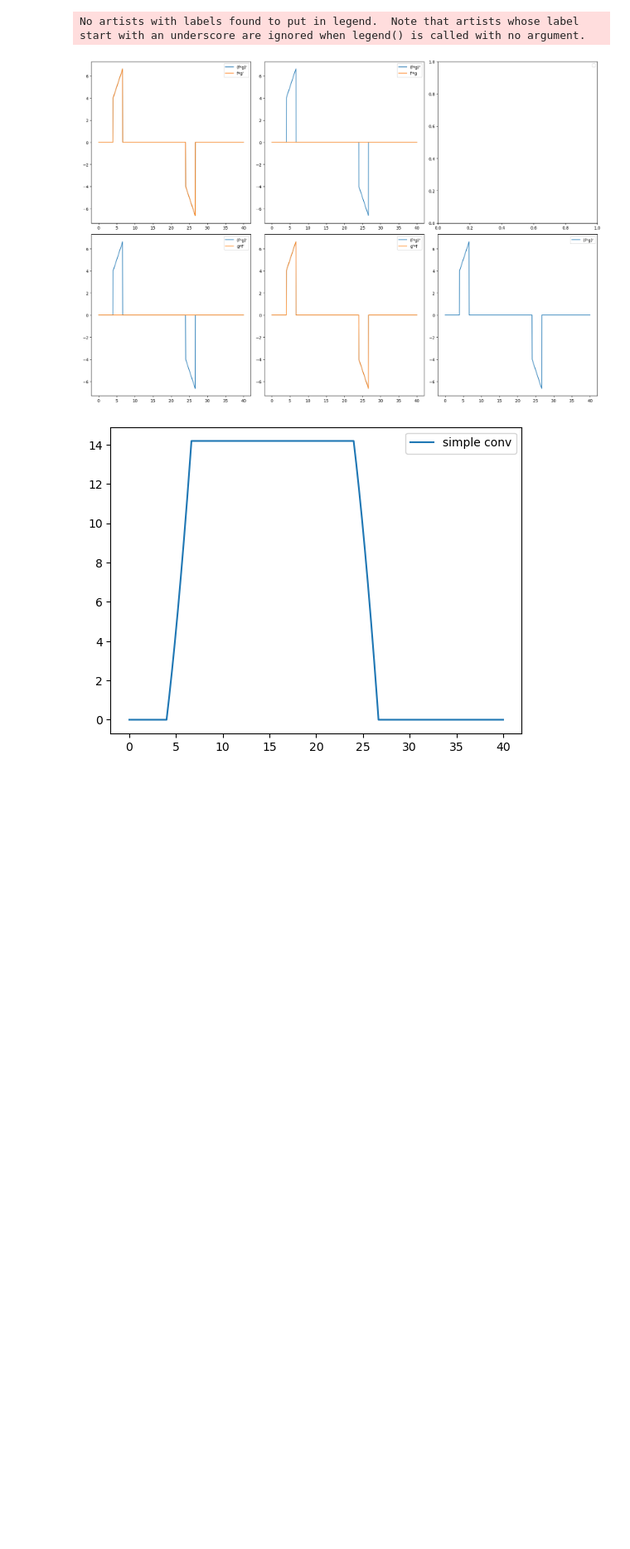
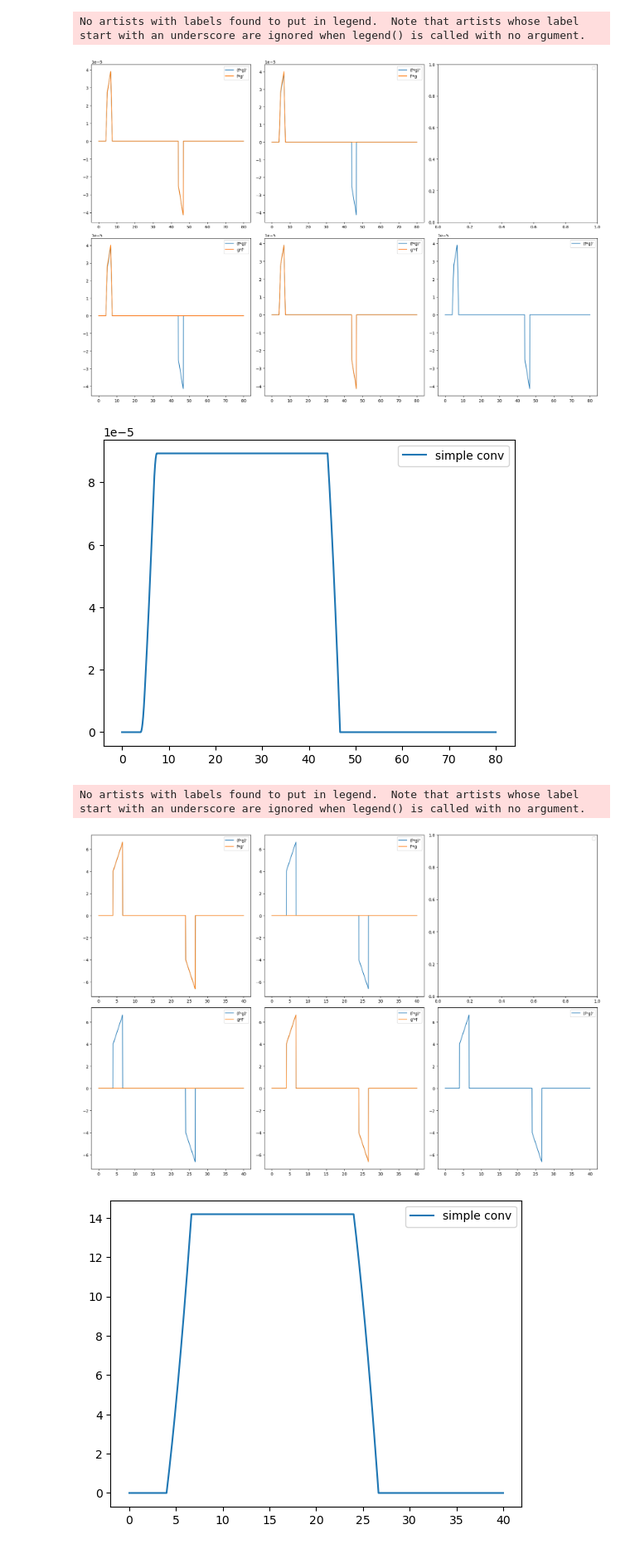
Before and after one commit to SKvr-46/Wavenumber_Spectrum, a Jupyter notebook: Convolution.ipynb, the cells around one changed output. Shown at 83% size. Saved outputs shown, nothing was run; the diff lists cells and outputs as text; code cells hidden in the pictures; blank space fills up the shorter version.

```diff
--- a/Convolution.ipynb
+++ b/Convolution.ipynb
@@ -1,3 +1,78 @@
+# %%
+import numpy as np
+from scipy import signal
+import matplotlib.pyplot as plt
+
+r = 20
+alpha = 5
+beta = 3
+
+# Analytical functions
+def f(x):
+    result = np.zeros_like(t)
+    mask1 = (0 <= t) & (t < 1)
+    mask2 = t >= 1
+    result[mask1] = t[mask1]
+    result[mask2] = 1
+    return result
+
+def g(x):
+    return x * (np.heaviside(x - r /alpha, 1) - np.heaviside(x -  r / beta, 1))/r**4
+
+# xの範囲と微小変化を定義
+x = np.linspace(0, 40, 1000)
+dx = x[1] - x[0]
+
+# Using numpy's gradient function to calculate the derivatives
+f_prime_x = np.gradient(f(x), dx)
+g_prime_x = np.gradient(g(x), dx)
+
+# 関数f, gの畳み込みを計算
+conv = signal.convolve(f(x), g(x), mode='full') * dx
+
+# 畳み込みの微分を計算
+d_conv = np.gradient(conv, dx)
+
+# Compute convolution of f and derivative of g, and vice versa
+f_der_g = signal.convolve(f(x), g_prime_x, mode='full') * dx
+g_der_f = signal.convolve(f_prime_x, g(x), mode='full') * dx
+
+# Compute convolution of g and derivative of f, and vice versa
+g_der_f_new = signal.convolve(g(x), f_prime_x, mode='full') * dx
+f_der_g_new = signal.convolve(g_prime_x, f(x), mode='full') * dx
+
+# 結果をプロット
+fig, axs = plt.subplots(2, 3, figsize=(18, 12))
+
+# 範囲を調整
+x_full = np.linspace(0, 80, len(d_conv))
+
+# Plot (f*g)' in all subplots except axs[0, 2]
+for i, ax in enumerate(axs.flat):
+    if i != 2:  # Skip the third subplot (axs[0, 2])
+        ax.plot(x_full, d_conv, label="(f*g)'")
+
+# Plot other results
+axs[0, 0].plot(x_full, f_der_g, label="f*g'")
+axs[0, 1].plot(x_full, g_der_f, label="f'*g")
+axs[1, 0].plot(x_full, g_der_f_new, label="g*f'")
+axs[1, 1].plot(x_full, f_der_g_new, label="g'*f")
+
+# Add legends
+for ax in axs.flat:
+    ax.legend()
+
+plt.tight_layout()
+plt.legend()
+plt.show()
+
+plt.plot(x_full, conv, label = "simple conv")
+plt.legend()
+plt.show()
+# %% [output]
+No artists with labels found to put in legend.  Note that artists whose label start with an underscore are ignored when legend() is called with no argument.
+[figure, added]
+[figure, added]
 # %%
 import numpy as np
 from scipy import signal
```
Also changed, not shown: parts of 25 cells of this notebook, 1 other file.
